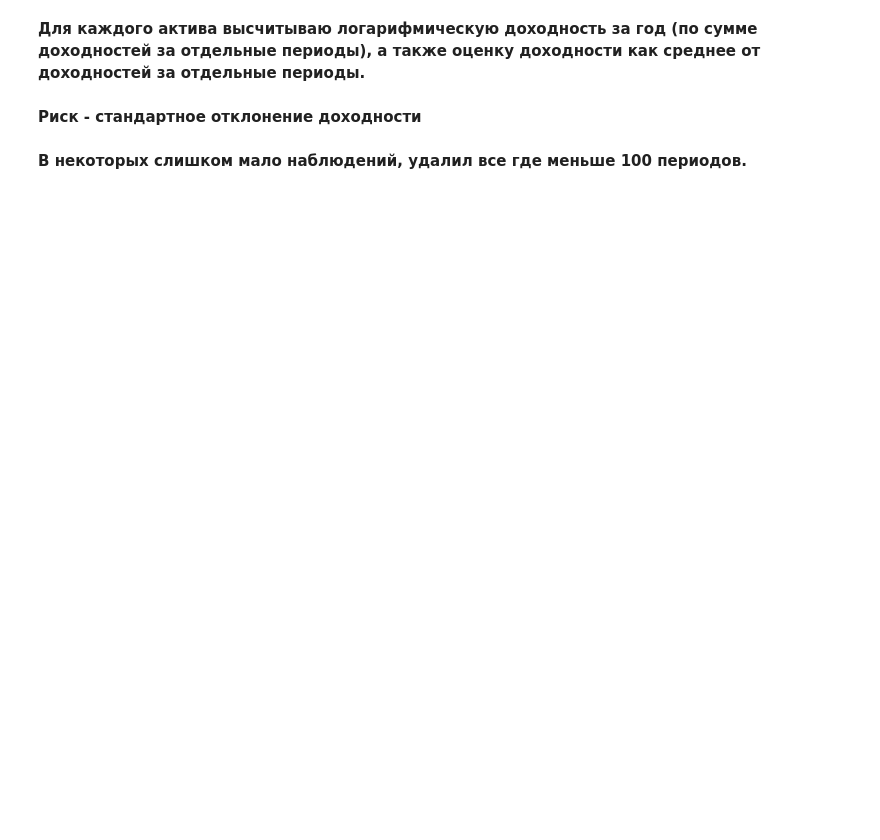
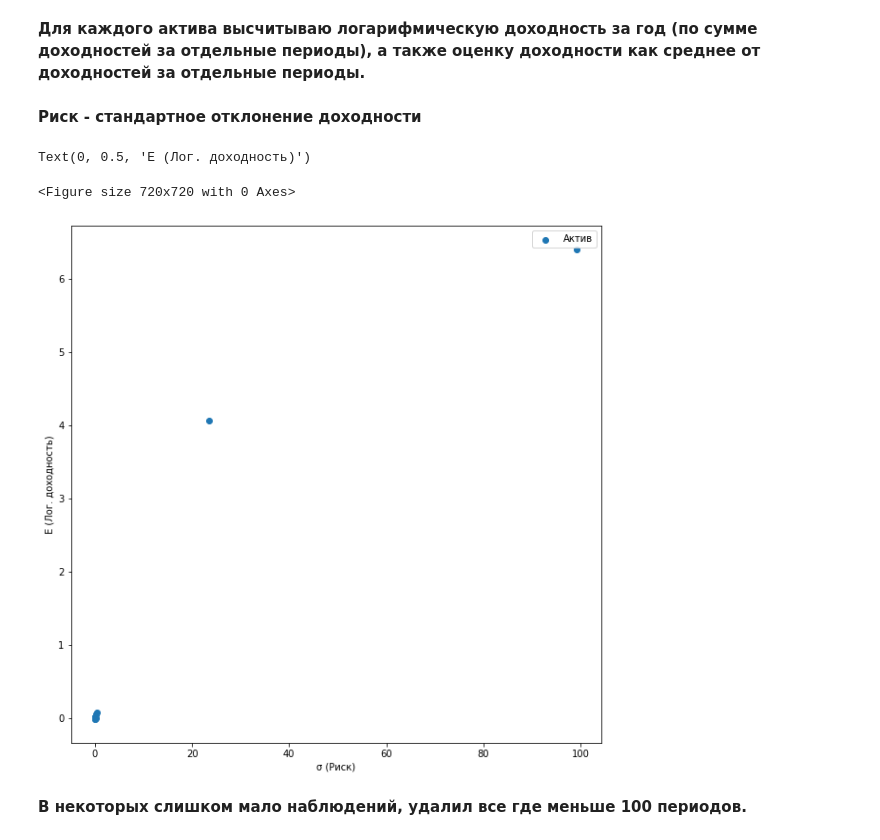
Before and after one commit to dlots/finance_lab_1, a Jupyter notebook: finance_lab_1.ipynb, the cells around one changed output. Drawn from its saved outputs; the diff is of its cells as text; code cells hidden in the pictures; blank space fills up the shorter version.

```diff
--- a/finance_lab_1.ipynb
+++ b/finance_lab_1.ipynb
@@ -13,0 +9,2 @@ companies_list
+# %%
+companies_list_file_name = 'list.xlsx'
@@ -147,6 +213,17 @@ companies_list['E'] = [tickers[i]['LogReturn'].mean() for i, row in companies_li
 **Риск - стандартное отклонение доходности**
 # %%
 companies_list['Risk'] = [tickers[i]['LogReturn'].std() for i, row in companies_list.iterrows()]
+# %%
+plt.figure(figsize=(10,10))
+fig, ax = plt.subplots(figsize=(10,10))
+ax.scatter(companies_list['Risk'], companies_list['E'], label='Актив')
+ax.legend()
+plt.xlabel('σ (Риск)')
+plt.ylabel('E (Лог. доходность)')
+# %% [output]
+Text(0, 0.5, 'E (Лог. доходность)')
+<Figure size 720x720 with 0 Axes>
+[figure, added]
 # %% [markdown]
 **В некоторых слишком мало наблюдений, удалил все где меньше 100 периодов.**
 # %%
```
Also changed, not shown: parts of 40 cells of this notebook, 40 other files.
